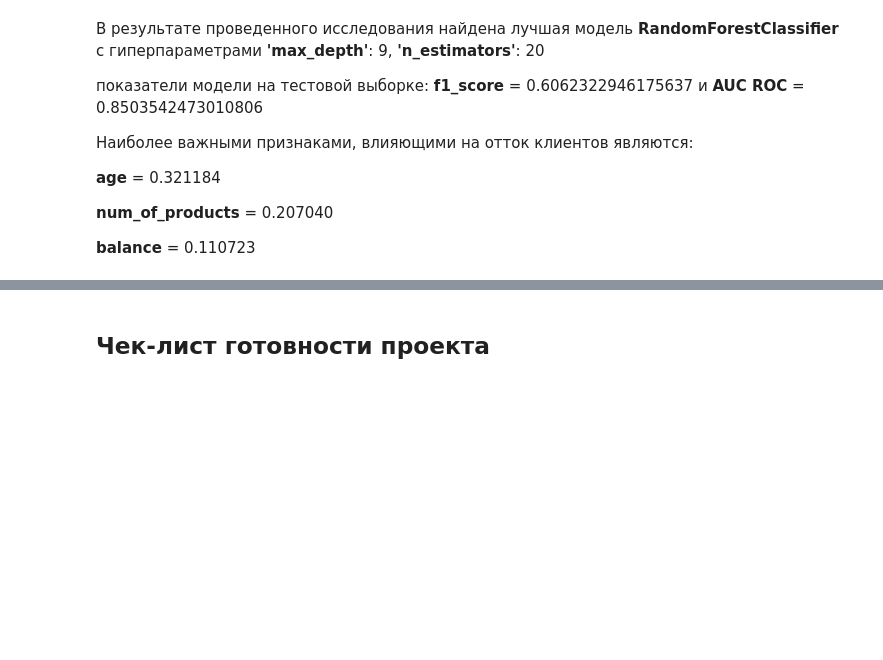
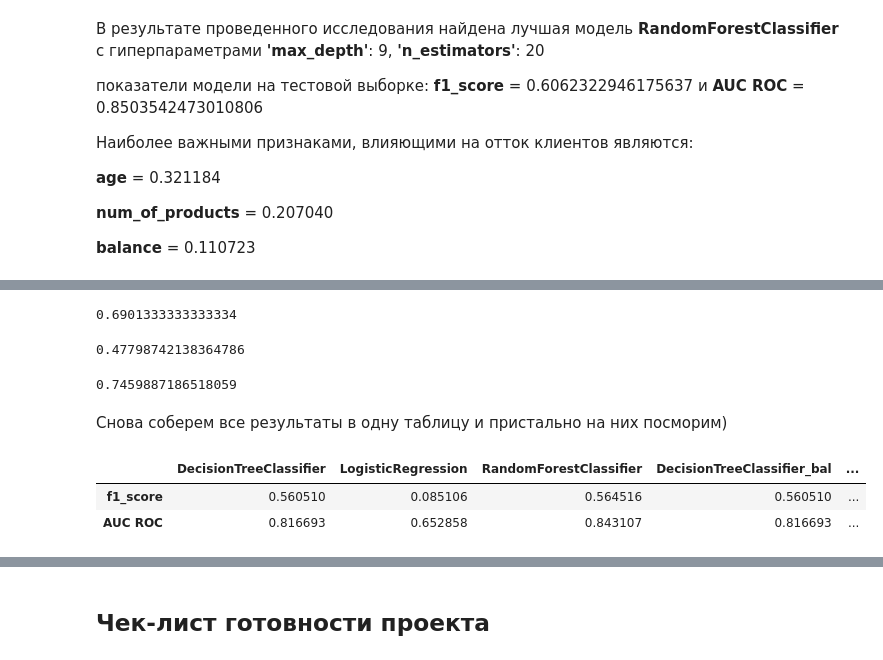
Before and after one commit to dmch1612/bank-customer-churn-modeling, a Jupyter notebook: bank-customer-churn-modeling.ipynb, the cells around one changed output, grey strips where cells are left out. Drawn from its saved outputs; the diff is of its cells as text; code cells hidden in the pictures; blank space fills up the shorter version.

```diff
--- a/bank-customer-churn-modeling.ipynb
+++ b/bank-customer-churn-modeling.ipynb
@@ -432,0 +557,35 @@ plt.show()
+# %%
+best_clf_lr_bal = gs_cv_lr_bal.best_estimator_
+best_clf_lr_bal.score(X_val,y_val)
+# %% [output]
+0.6901333333333334
+# %%
+y_pred_lr_bal = best_clf_lr_bal.predict(X_val)
+f1_lr_bal = f1_score(y_val,y_pred_lr_bal)
+f1_lr_bal
+# %% [output]
+0.47798742138364786
+# %%
+y_predicted_prob_lr_bal =  best_clf_lr_bal.predict_proba(X_val)
+auc_roc_lr_bal = roc_auc_score(y_val, y_predicted_prob_lr_bal[:,1])
+auc_roc_lr_bal
+# %% [output]
+0.7459887186518059
+# %%
+result1 = {'DecisionTreeClassifier':[f1_dtc,auc_roc_dtc],
+          'LogisticRegression':[f1_lr,auc_roc_lr],
+          'RandomForestClassifier':[f1_rfc,auc_roc_rfc],
+          'DecisionTreeClassifier_bal':[f1_dtc_bal,auc_roc_dtc_bal],
+          'LogisticRegression_bal':[f1_lr_bal,auc_roc_lr_bal],
+          'RandomForestClassifier_bal':[f1_rfc_bal,auc_roc_rfc_bal]
+          }
+
+result1_df = pd.DataFrame(result1, index=['f1_score','AUC ROC'])
+# %% [markdown]
+Снова соберем все результаты в одну таблицу и пристально на них посморим)
+# %%
+result1_df
+# %% [output]
+|  | DecisionTreeClassifier | LogisticRegression | RandomForestClassifier | DecisionTreeClassifier_bal | ... |
+| f1_score | 0.560510 | 0.085106 | 0.564516 | 0.560510 | ... |
+| AUC ROC | 0.816693 | 0.652858 | 0.843107 | 0.816693 | ... |
```
Also changed, not shown: parts of 56 cells of this notebook, 1 other file.
